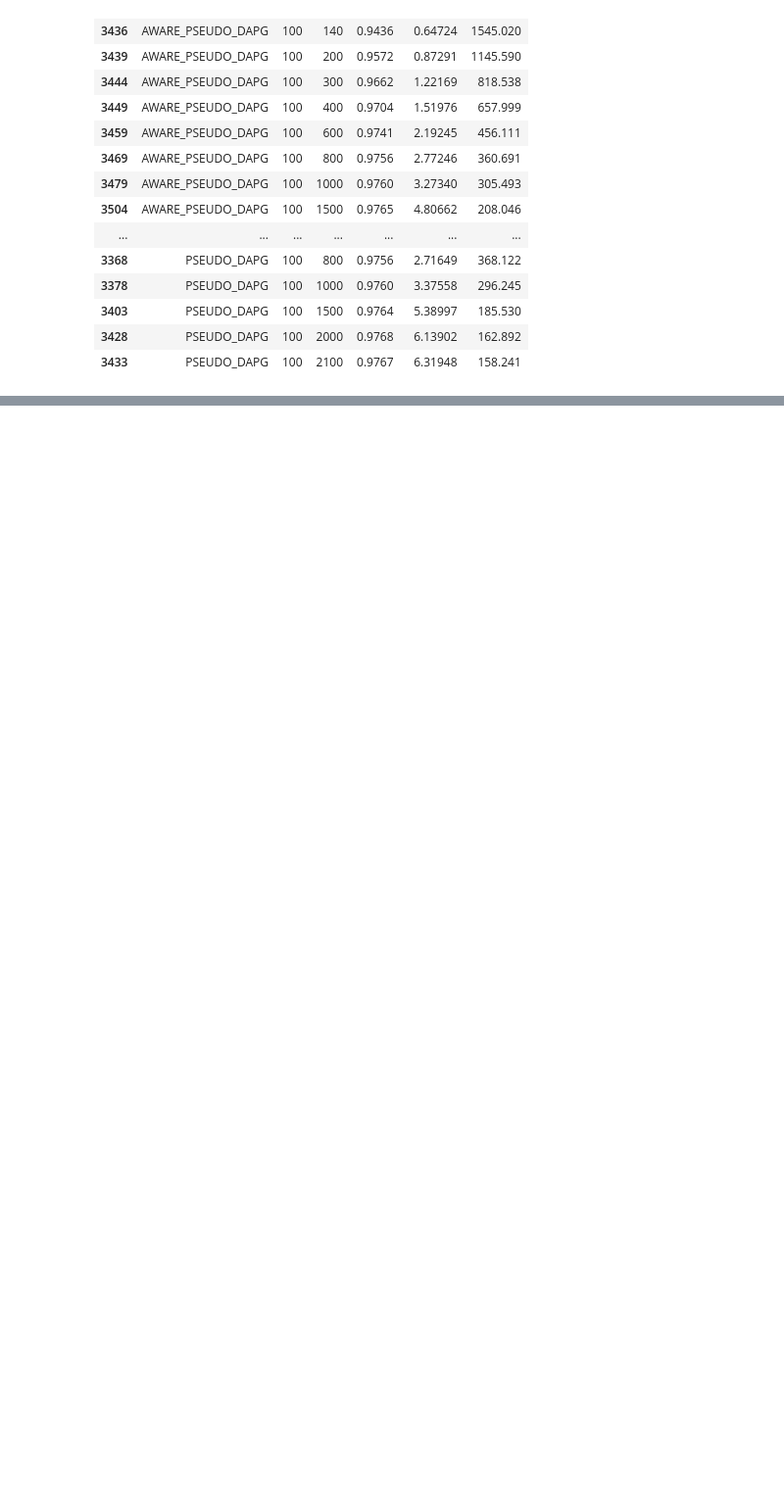
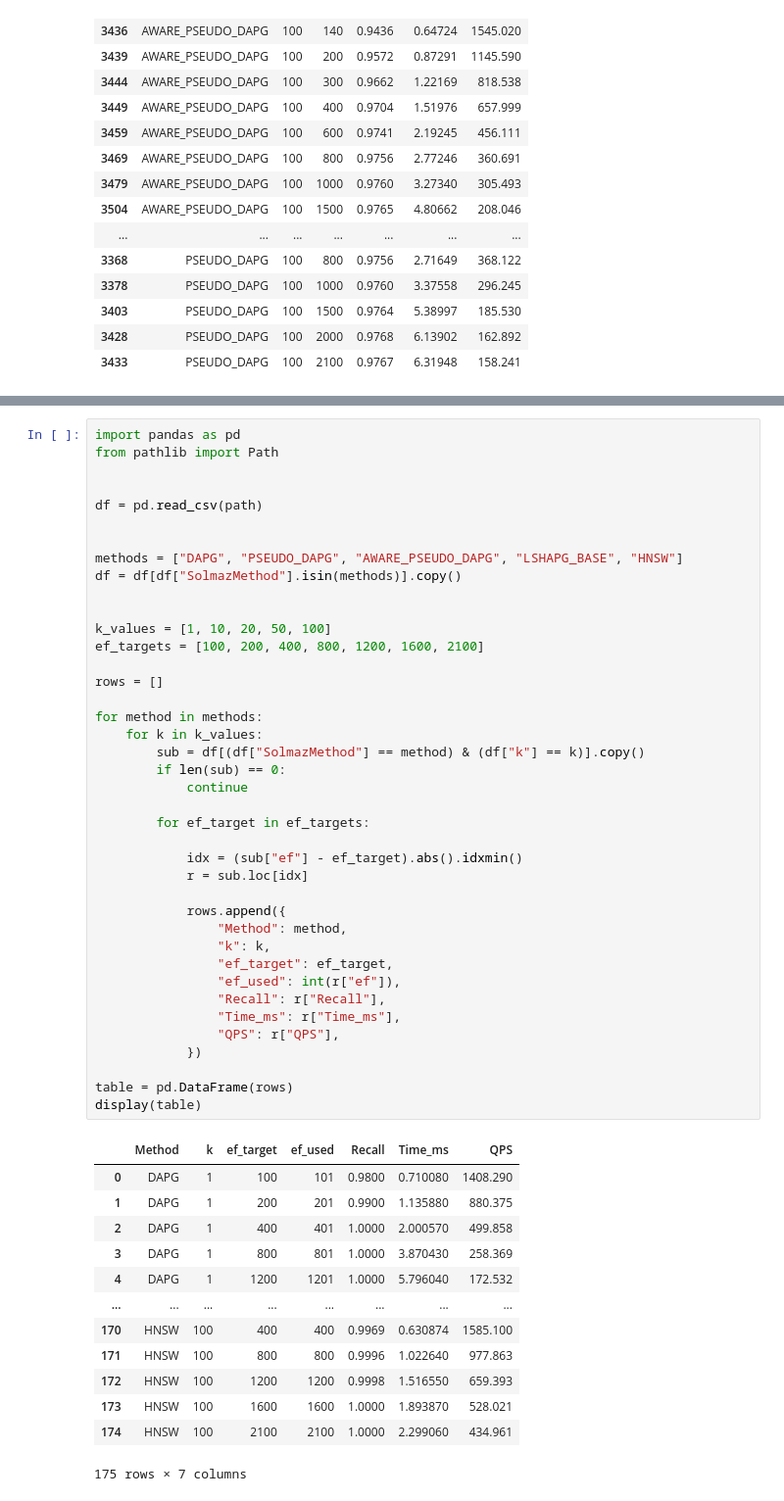
Before and after one commit to solmazsm/Distance-Aware-Pruned-Graph, a Jupyter notebook: docs/result/sift1m_k100_ef_sweep_table.ipynb, the cells around one changed output, grey strips where cells are left out. Shown at 98% size. Drawn from its saved outputs; the diff is of its cells as text; blank space fills up the shorter version.

```diff
--- a/docs/result/sift1m_k100_ef_sweep_table.ipynb
+++ b/docs/result/sift1m_k100_ef_sweep_table.ipynb
@@ -108,0 +123,54 @@ with open(out_dir / "sift1m_k100_ef_sweep_table.md", "w", encoding="utf-8") as f
+# %%
+import pandas as pd
+from pathlib import Path
+
+
+df = pd.read_csv(path)
+
+
+methods = ["DAPG", "PSEUDO_DAPG", "AWARE_PSEUDO_DAPG", "LSHAPG_BASE", "HNSW"]
+df = df[df["SolmazMethod"].isin(methods)].copy()
+
+
+k_values = [1, 10, 20, 50, 100]
+ef_targets = [100, 200, 400, 800, 1200, 1600, 2100]
+
+rows = []
+
+for method in methods:
+    for k in k_values:
+        sub = df[(df["SolmazMethod"] == method) & (df["k"] == k)].copy()
+        if len(sub) == 0:
+            continue
+
+        for ef_target in ef_targets:
+
+            idx = (sub["ef"] - ef_target).abs().idxmin()
+            r = sub.loc[idx]
+
+            rows.append({
+                "Method": method,
+                "k": k,
+                "ef_target": ef_target,
+                "ef_used": int(r["ef"]),
+                "Recall": r["Recall"],
+                "Time_ms": r["Time_ms"],
+                "QPS": r["QPS"],
+            })
+
+table = pd.DataFrame(rows)
+display(table)
+# %% [output]
+|  | Method | k | ef_target | ef_used | Recall | Time_ms | QPS |
+| 0 | DAPG | 1 | 100 | 101 | 0.9800 | 0.710080 | 1408.290 |
+| 1 | DAPG | 1 | 200 | 201 | 0.9900 | 1.135880 | 880.375 |
+| 2 | DAPG | 1 | 400 | 401 | 1.0000 | 2.000570 | 499.858 |
+| 3 | DAPG | 1 | 800 | 801 | 1.0000 | 3.870430 | 258.369 |
+| 4 | DAPG | 1 | 1200 | 1201 | 1.0000 | 5.796040 | 172.532 |
+| ... | ... | ... | ... | ... | ... | ... | ... |
+| 170 | HNSW | 100 | 400 | 400 | 0.9969 | 0.630874 | 1585.100 |
+| 171 | HNSW | 100 | 800 | 800 | 0.9996 | 1.022640 | 977.863 |
+| 172 | HNSW | 100 | 1200 | 1200 | 0.9998 | 1.516550 | 659.393 |
+| 173 | HNSW | 100 | 1600 | 1600 | 1.0000 | 1.893870 | 528.021 |
+| 174 | HNSW | 100 | 2100 | 2100 | 1.0000 | 2.299060 | 434.961 |
+175 rows × 7 columns
```
Also changed, not shown: parts of 2 cells of this notebook.
